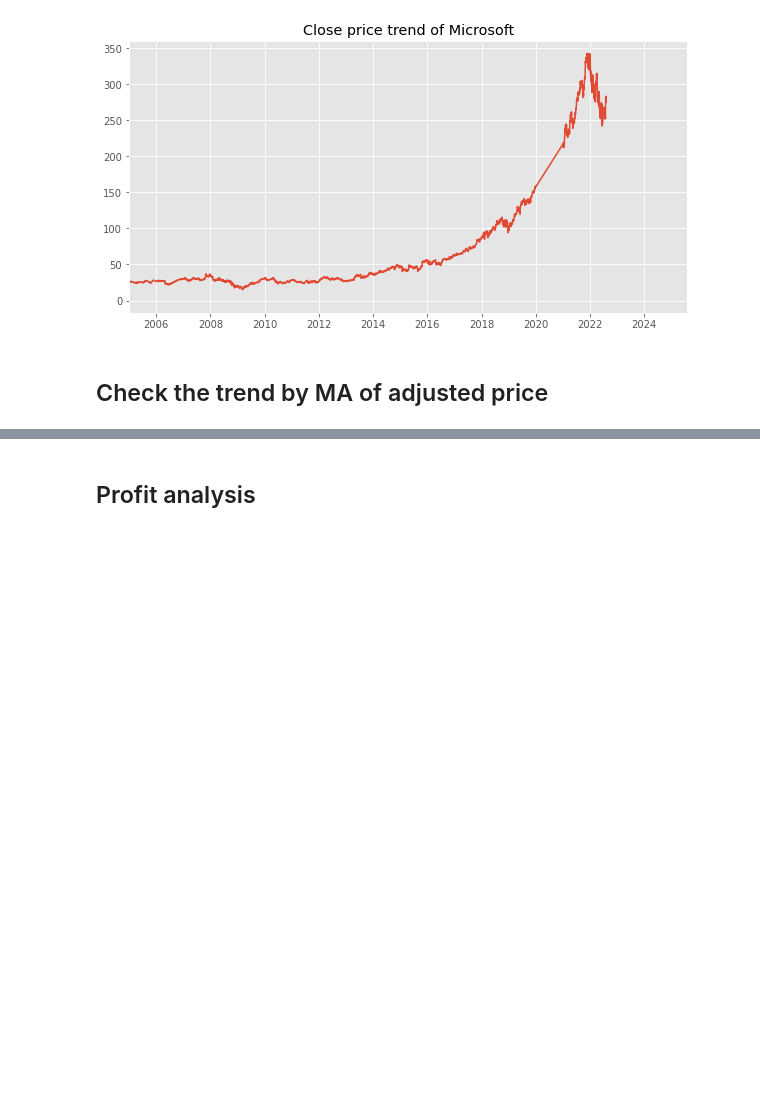
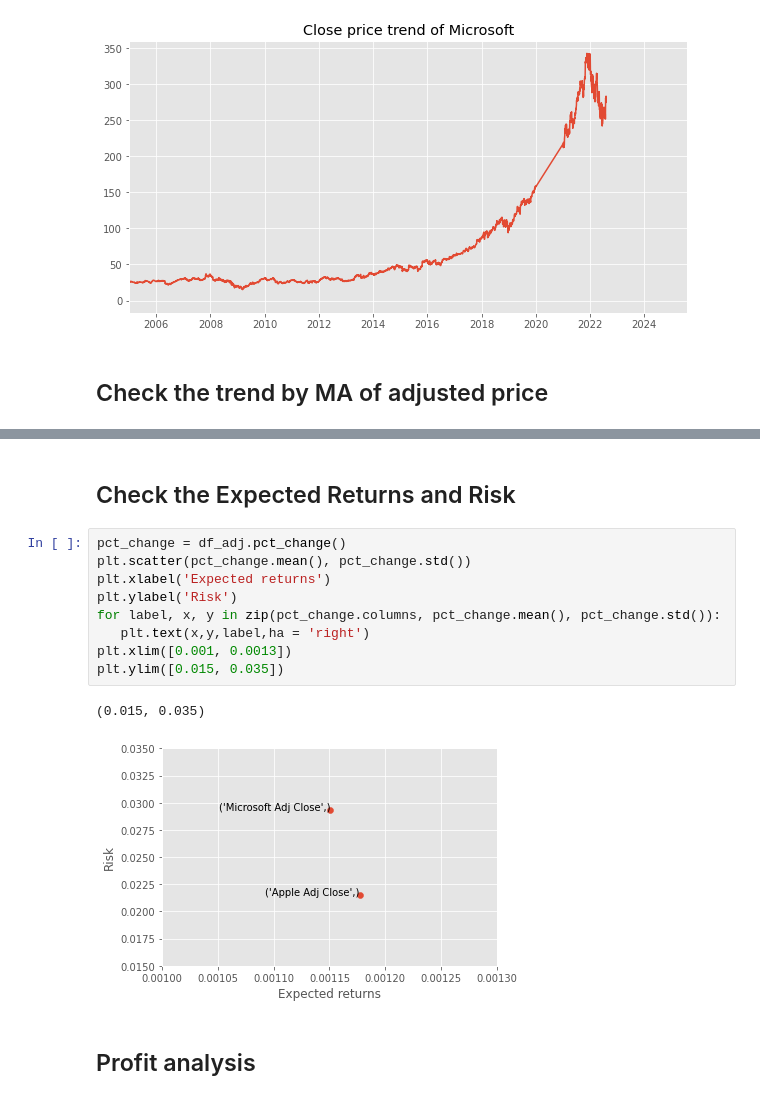
Before and after one commit to Mar3yZhang/UCI-stock-prediction-test, a Jupyter notebook: Group2_FinalProject.ipynb, the cells around one changed output, grey strips where cells are left out. Drawn from its saved outputs; the diff is of its cells as text; blank space fills up the shorter version.

```diff
--- a/Group2_FinalProject.ipynb
+++ b/Group2_FinalProject.ipynb
@@ -182,3 +232,17 @@ plt.savefig(r'C:\Users\Marsy\Desktop\2.png',dpi=300, bbox_inches='tight')
+# %% [markdown]
+## Check the Expected Returns and Risk
+# %%
+pct_change = df_adj.pct_change()
+plt.scatter(pct_change.mean(), pct_change.std())
+plt.xlabel('Expected returns')
+plt.ylabel('Risk')
+for label, x, y in zip(pct_change.columns, pct_change.mean(), pct_change.std()):
+   plt.text(x,y,label,ha = 'right')
+plt.xlim([0.001, 0.0013])
+plt.ylim([0.015, 0.035])
+# %% [output]
+(0.015, 0.035)
+[figure, added]
 # %% [markdown]
 ## Profit analysis
 # %%
```
Also changed, not shown: parts of 9 cells of this notebook.
